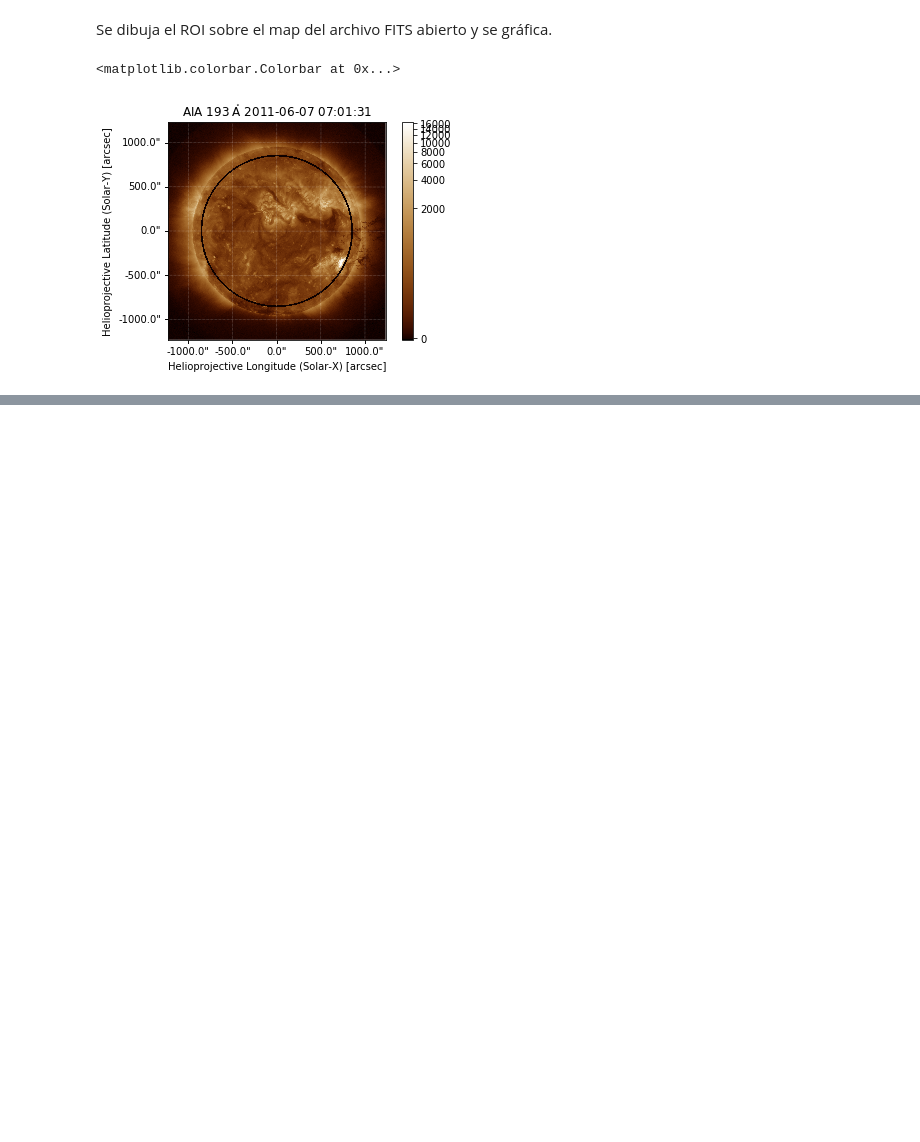
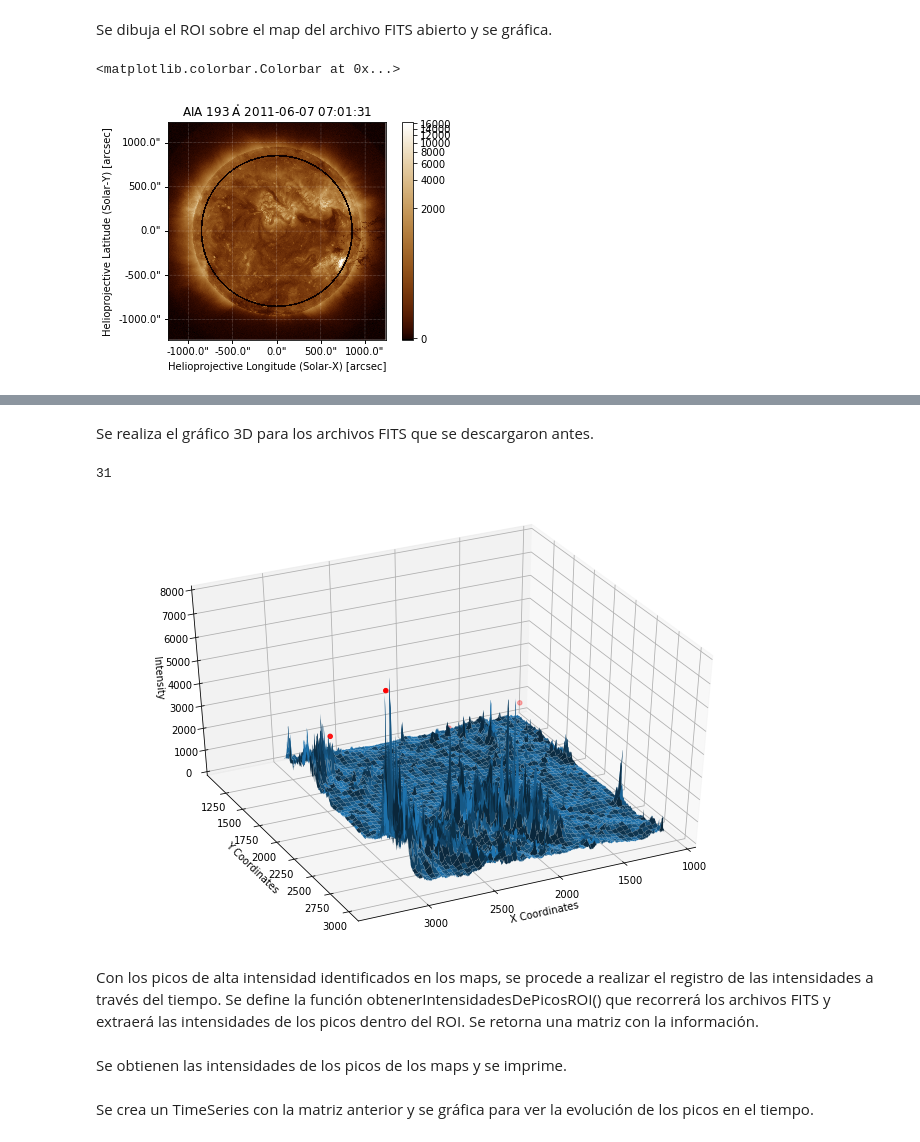
Before and after one commit to fmezacr/Solar_Data12019, a Jupyter notebook: Noviembre/2019/RutinaGeneral2019.ipynb, the cells around one changed output, grey strips where cells are left out. Cells and saved outputs as stored; diff of their text form; code cells hidden in the pictures; blank space fills up the shorter version.

```diff
--- a/Noviembre/2019/RutinaGeneral2019.ipynb
+++ b/Noviembre/2019/RutinaGeneral2019.ipynb
@@ -334,0 +402,44 @@ plt.colorbar()
+# %%
+def guardar3DPlotROI(FITS_dirPath, picosEnROI, sunCenter, pixRadius, prop):
+    #Se obtienen las direcciones de los archivos FITS a gráficar
+    fitsPaths= sorted(glob(str(FITS_dirPath)+'/*193.image_lev1.fits'))
+    print (len(fitsPaths))
+
+     # Se itera sobre cada archivo FITS del directorio
+    for i in range(0, len(fitsPaths)):
+        # Se crea objeto Map y se obtiene el centro(sunC) y radio(radiusSun)
+        # del disco solar de los metadatos
+        aiamapFITS_i = sunpy.map.Map(fitsPaths[i])
+        propRadius = int(prop * pixRadius)
+
+        x = np.arange(aiamapFITS_i.data.shape[0])
+        y = np.arange(aiamapFITS_i.data.shape[1])
+        X, Y = np.meshgrid(x[int(sunCenter[0]-propRadius): int(sunCenter[0]+propRadius)], y[int(sunCenter[1]-propRadius): int(sunCenter[1]+propRadius)])
+
+    time_obs = str(aiamapFITS_i.meta['date-obs'])
+    if('.84' in time_obs):
+        fig = plt.figure(figsize=(12,8))
+        ax = fig.add_subplot(111, projection='3d')
+        ax.plot_surface(X, Y, aiamapFITS_i.data[int(sunCenter[0]-propRadius): int(sunCenter[0]+propRadius), int(sunCenter[1]-propRadius): int(sunCenter[1]+propRadius)])
+        ax.set_zlim(0, 8000)
+        ax.view_init(elev=39, azim=64)
+        peaks_pos = aiamapFITS_i.data[picosEnROI[:, 0], picosEnROI[:, 1]]
+        ax.scatter(picosEnROI[:, 1], picosEnROI[:, 0], peaks_pos, color='r')
+        ax.set_xlabel('X Coordinates')
+        ax.set_ylabel('Y Coordinates')
+        ax.set_zlabel('Intensity')
+
+        #plt.savefig('DatosJupyterSun/3D/'+str(aiamapFITS_i.meta['date-obs'])+'.png', bbox_inches='tight')
+        #plt.close(fig)
+# %% [markdown]
+Se realiza el gráfico 3D para los archivos FITS que se descargaron antes.
+# %%
+#Se define en una variable el path del directorio
+fitsDir = 'DatosJupyterSun/JSOC_AIA_FITS'
+#Se llama a la función guardar3DPlotROI, para generar las gráficas
+guardar3DPlotROI(fitsDir, picosCircu, sunCenter, rSun, 0.6)
+# %% [output]
+31
+[figure, added]
+# %% [markdown]
+Con los picos de alta intensidad identificados en los maps, se procede a realizar el registro de las intensidades a través del tiempo. Se define la función obtenerIntensidadesDePicosROI() que recorrerá los archivos FITS y extraerá las intensidades de los picos dentro del ROI. Se retorna una matriz con la información.
@@ -334,0 +472,2 @@ plt.colorbar()
+# %% [markdown]
+Se obtienen las intensidades de los picos de los maps y se imprime.
@@ -334,0 +478,2 @@ plt.colorbar()
+# %% [markdown]
+Se crea un TimeSeries con la matriz anterior y se gráfica para ver la evolución de los picos en el tiempo.
```
Also changed, not shown: parts of 24 cells of this notebook, 9 other files.
